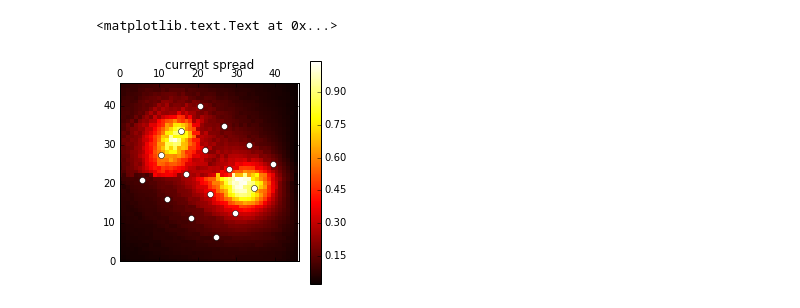
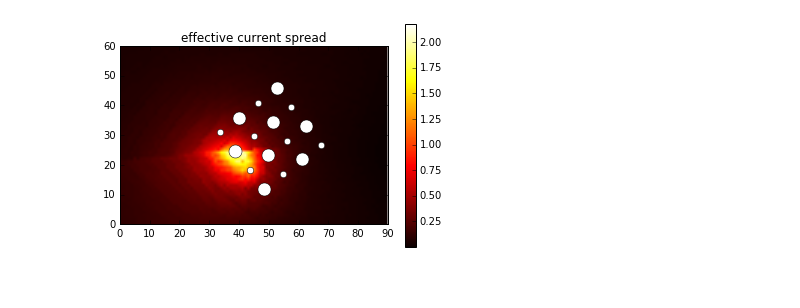
Before and after one commit to mbeyeler/pulse2percept, a Jupyter notebook: examples/notebooks/ArgusI.ipynb, the cells around one changed output. Saved outputs shown, nothing was run; the diff lists cells and outputs as text; code cells hidden in the pictures; blank space fills up the shorter version.

```diff
--- a/examples/notebooks/ArgusI.ipynb
+++ b/examples/notebooks/ArgusI.ipynb
@@ -47,15 +50,33 @@ ax.set_title('Image flipped (upper retina = upper visual field)')
 # %%
 # find x,y limits from electrode location
-round_to_nearest = 200.0
+round_to_nearest = 3000.0
 x_min = np.floor((x_elec_loc.min() - 500.0) / round_to_nearest) * round_to_nearest
 x_max = np.ceil((x_elec_loc.max() + 500.0) / round_to_nearest) * round_to_nearest
 y_min = np.floor((y_elec_loc.min() - 500.0) / round_to_nearest) * round_to_nearest
 y_max = np.ceil((y_elec_loc.max() + 500.0) / round_to_nearest) * round_to_nearest
 
+axon_lambda = 8
 r_sampling = 100  # spatial sampling of the retina
-r_file = '../retina_argusI_s%d_%dx%d.npz' % (r_sampling, x_max - x_min, y_max - y_min)
-r = e2cm.Retina(axon_map=r_file, sampling=r_sampling,
-                xlo=x_min, xhi=x_max, ylo=y_min, yhi=y_max)
+r_file = '../retina_argusI_s%d_l%.0f_rot%.1f_%dx%d.npz' % (r_sampling, axon_lambda, r_rot, x_max - x_min, y_max - y_min)
+retina = e2cm.Retina(axon_map=r_file, sampling=r_sampling, axon_lambda=axon_lambda,
+                xlo=x_min, xhi=x_max, ylo=y_min, yhi=y_max, rot=r_rot/180*np.pi)
 # %%
 e_all = e2cm.ElectrodeArray(r_arr.tolist(), x_elec_loc, y_elec_loc, h_arr.tolist())
-ecs, cs  = r.electrode_ecs(e_all, integrationtype='dotproduct', normalizationtype='maxcs')
+ecs, cs  = retina.electrode_ecs(e_all, integrationtype='dotproduct', normalizationtype='maxcs')
+# %%
+idx_E1 = 2
+idx_E2 = 1
+tsample = 0.01/1000
+# %%
+plt.imshow(np.flipud(cs[..., [idx_E1, idx_E2]].sum(axis=2)), cmap='hot')
+
+# also plot the center points of all the electrodes
+# plt.plot(x_elec_loc/r_sampling - x_min/r_sampling, -y_elec_loc/r_sampling - y_min/r_sampling, 'ow')
+for x, y, r in zip(x_elec_loc, y_elec_loc, r_arr):
+    plt.plot((x - x_min)/r_sampling, (-y - y_min)/r_sampling, 'ow', markersize=r/20)
+
+plt.axis([0, (x_max - x_min) / r_sampling, 0, (y_max - y_min) / r_sampling])
+# plt.axis([0, r.gridx.shape[0], 0, r.gridx.shape[1]])
+plt.colorbar()
+plt.title('current spread')
+plt.savefig('cs.eps')
@@ -62,13 +85,15 @@ ecs, cs  = r.electrode_ecs(e_all, integrationtype='dotproduct', normalizationtyp
 # %%
-plt.matshow(ecs[..., [14, 2]].sum(axis=2), cmap='hot')
+plt.imshow(np.flipud(ecs[..., [idx_E1, idx_E2]].sum(axis=2)), cmap='hot')
 
 # also plot the center points of all the electrodes
-plt.plot(x_elec_loc/r_sampling - x_min/r_sampling, y_elec_loc/r_sampling - y_min/r_sampling, 'ow')
+# plt.plot(x_elec_loc/r_sampling - x_min/r_sampling, -y_elec_loc/r_sampling - y_min/r_sampling, 'ow')
+for x, y, r in zip(x_elec_loc, y_elec_loc, r_arr):
+    plt.plot((x - x_min)/r_sampling, (-y - y_min)/r_sampling, 'ow', markersize=r/20)
 
 plt.axis([0, (x_max - x_min) / r_sampling, 0, (y_max - y_min) / r_sampling])
 # plt.axis([0, r.gridx.shape[0], 0, r.gridx.shape[1]])
 plt.colorbar()
-plt.title('current spread')
+plt.title('effective current spread')
+plt.savefig('ecs.eps')
 # %% [output]
-<matplotlib.text.Text at 0x...>
-[figure, old version]
+[figure, new version]
```
Also changed, not shown: parts of 13 cells of this notebook, 4 other files.
